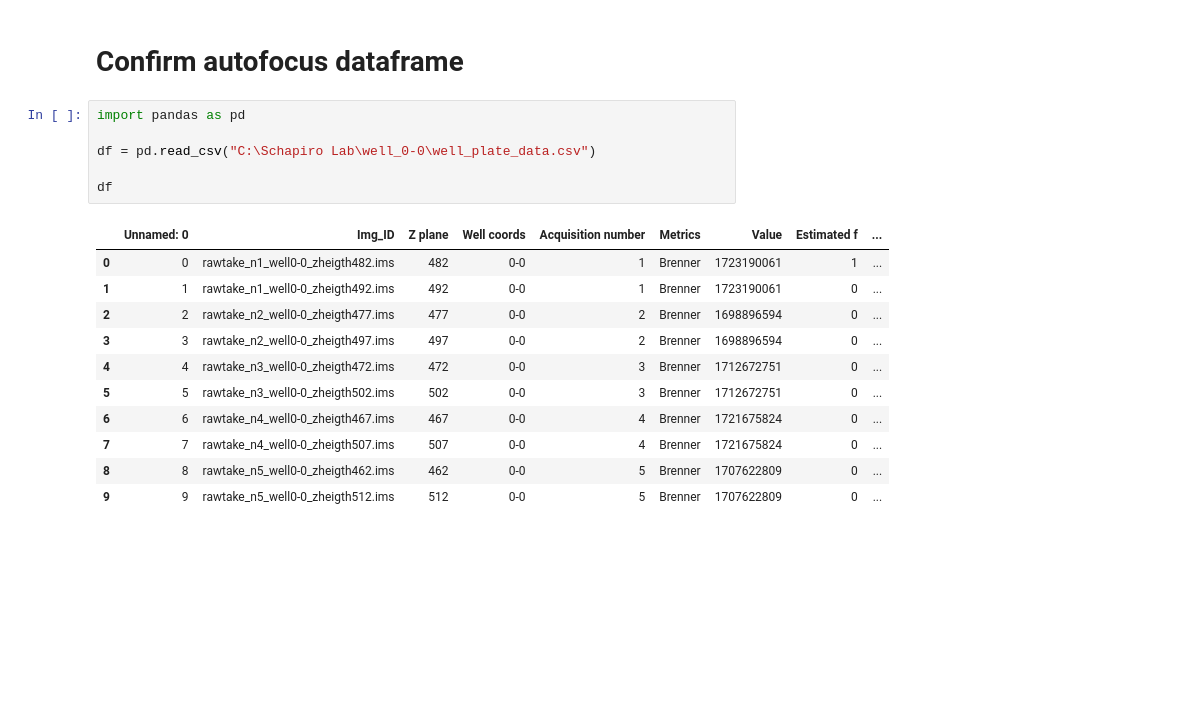
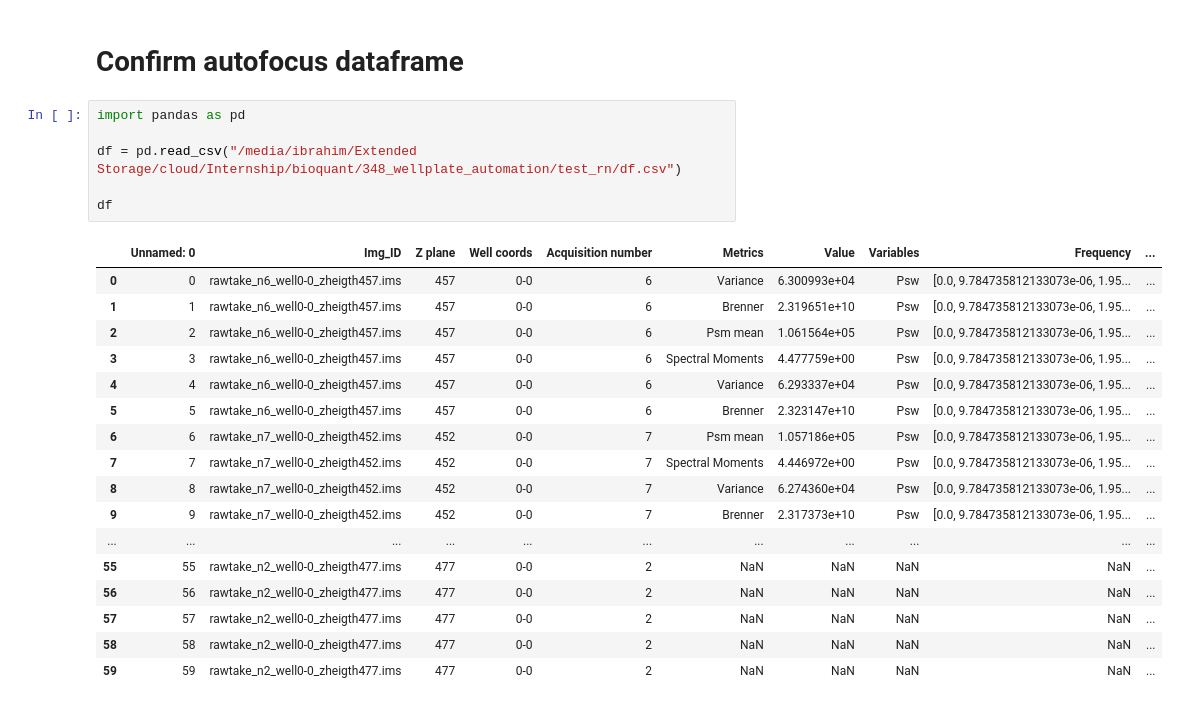
Before and after one commit to Ibrahim-norbert/DragonFlyAutomator, a Jupyter notebook: notebooks/Display384CoordinatePlot.ipynb, the cells around one changed output. Cells and saved outputs as stored; diff of their text form; blank space fills up the shorter version.

```diff
--- a/notebooks/Display384CoordinatePlot.ipynb
+++ b/notebooks/Display384CoordinatePlot.ipynb
@@ -571,18 +571,24 @@ array([4.6296043e+00, 4.7617722e+00, 4.2009354e-04], dtype=float32)
 # %%
 import pandas as pd
 
-df = pd.read_csv("C:\Schapiro Lab\well_0-0\well_plate_data.csv")
+df = pd.read_csv("/media/ibrahim/Extended Storage/cloud/Internship/bioquant/348_wellplate_automation/test_rn/df.csv")
 
 df
 # %% [output]
-|  | Unnamed: 0 | Img_ID | Z plane | Well coords | Acquisition number | Metrics | Value | Estimated f | ... |
-| 0 | 0 | rawtake_n1_well0-0_zheigth482.ims | 482 | 0-0 | 1 | Brenner | 1723190061 | 1 | ... |
-| 1 | 1 | rawtake_n1_well0-0_zheigth492.ims | 492 | 0-0 | 1 | Brenner | 1723190061 | 0 | ... |
-| 2 | 2 | rawtake_n2_well0-0_zheigth477.ims | 477 | 0-0 | 2 | Brenner | 1698896594 | 0 | ... |
-| 3 | 3 | rawtake_n2_well0-0_zheigth497.ims | 497 | 0-0 | 2 | Brenner | 1698896594 | 0 | ... |
-| 4 | 4 | rawtake_n3_well0-0_zheigth472.ims | 472 | 0-0 | 3 | Brenner | 1712672751 | 0 | ... |
-| 5 | 5 | rawtake_n3_well0-0_zheigth502.ims | 502 | 0-0 | 3 | Brenner | 1712672751 | 0 | ... |
-| 6 | 6 | rawtake_n4_well0-0_zheigth467.ims | 467 | 0-0 | 4 | Brenner | 1721675824 | 0 | ... |
-| 7 | 7 | rawtake_n4_well0-0_zheigth507.ims | 507 | 0-0 | 4 | Brenner | 1721675824 | 0 | ... |
-| 8 | 8 | rawtake_n5_well0-0_zheigth462.ims | 462 | 0-0 | 5 | Brenner | 1707622809 | 0 | ... |
-| 9 | 9 | rawtake_n5_well0-0_zheigth512.ims | 512 | 0-0 | 5 | Brenner | 1707622809 | 0 | ... |
+|  | Unnamed: 0 | Img_ID | Z plane | Well coords | Acquisition number | Metrics | Value | Variables | Frequency | ... |
+| 0 | 0 | rawtake_n6_well0-0_zheigth457.ims | 457 | 0-0 | 6 | Variance | 6.300993e+04 | Psw | [0.0, 9.784735812133073e-06, 1.95... | ... |
+| 1 | 1 | rawtake_n6_well0-0_zheigth457.ims | 457 | 0-0 | 6 | Brenner | 2.319651e+10 | Psw | [0.0, 9.784735812133073e-06, 1.95... | ... |
+| 2 | 2 | rawtake_n6_well0-0_zheigth457.ims | 457 | 0-0 | 6 | Psm mean | 1.061564e+05 | Psw | [0.0, 9.784735812133073e-06, 1.95... | ... |
+| 3 | 3 | rawtake_n6_well0-0_zheigth457.ims | 457 | 0-0 | 6 | Spectral Moments | 4.477759e+00 | Psw | [0.0, 9.784735812133073e-06, 1.95... | ... |
+| 4 | 4 | rawtake_n6_well0-0_zheigth457.ims | 457 | 0-0 | 6 | Variance | 6.293337e+04 | Psw | [0.0, 9.784735812133073e-06, 1.95... | ... |
+| 5 | 5 | rawtake_n6_well0-0_zheigth457.ims | 457 | 0-0 | 6 | Brenner | 2.323147e+10 | Psw | [0.0, 9.784735812133073e-06, 1.95... | ... |
+| 6 | 6 | rawtake_n7_well0-0_zheigth452.ims | 452 | 0-0 | 7 | Psm mean | 1.057186e+05 | Psw | [0.0, 9.784735812133073e-06, 1.95... | ... |
+| 7 | 7 | rawtake_n7_well0-0_zheigth452.ims | 452 | 0-0 | 7 | Spectral Moments | 4.446972e+00 | Psw | [0.0, 9.784735812133073e-06, 1.95... | ... |
+| 8 | 8 | rawtake_n7_well0-0_zheigth452.ims | 452 | 0-0 | 7 | Variance | 6.274360e+04 | Psw | [0.0, 9.784735812133073e-06, 1.95... | ... |
+| 9 | 9 | rawtake_n7_well0-0_zheigth452.ims | 452 | 0-0 | 7 | Brenner | 2.317373e+10 | Psw | [0.0, 9.784735812133073e-06, 1.95... | ... |
+| ... | ... | ... | ... | ... | ... | ... | ... | ... | ... | ... |
+| 55 | 55 | rawtake_n2_well0-0_zheigth477.ims | 477 | 0-0 | 2 | NaN | NaN | NaN | NaN | ... |
+| 56 | 56 | rawtake_n2_well0-0_zheigth477.ims | 477 | 0-0 | 2 | NaN | NaN | NaN | NaN | ... |
+| 57 | 57 | rawtake_n2_well0-0_zheigth477.ims | 477 | 0-0 | 2 | NaN | NaN | NaN | NaN | ... |
+| 58 | 58 | rawtake_n2_well0-0_zheigth477.ims | 477 | 0-0 | 2 | NaN | NaN | NaN | NaN | ... |
+| 59 | 59 | rawtake_n2_well0-0_zheigth477.ims | 477 | 0-0 | 2 | NaN | NaN | NaN | NaN | ... |
```
Also changed, not shown: 11 other files.
